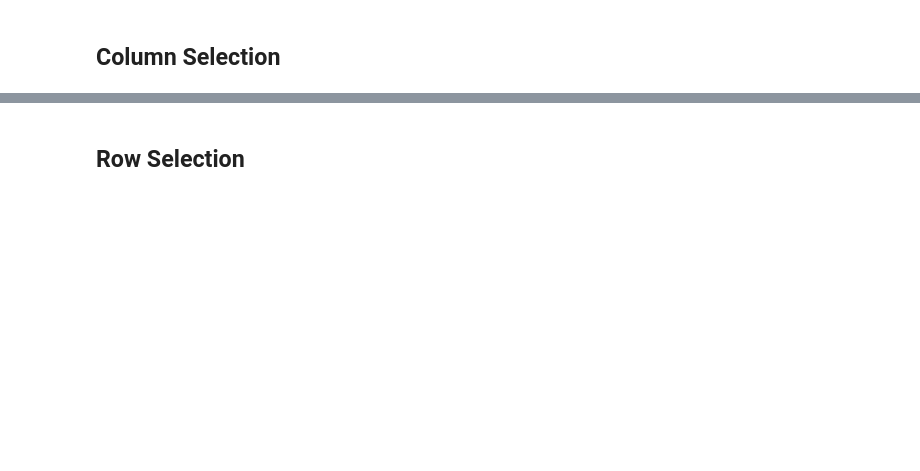
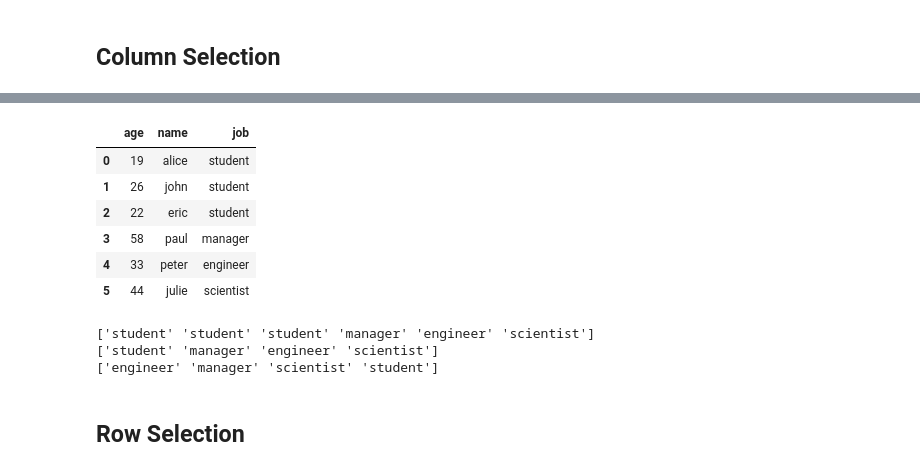
Before and after one commit to toarnabtrainer/AEC_ML_Batch_2_August_2026, a Jupyter notebook: Pandas.ipynb, the cells around one changed output, grey strips where cells are left out. Saved outputs shown, nothing was run; the diff lists cells and outputs as text; code cells hidden in the pictures; blank space fills up the shorter version.

```diff
--- a/Pandas.ipynb
+++ b/Pandas.ipynb
@@ -486,2 +574,19 @@ users.describe(include = 'all').transpose()
+# %%
+my_cols = ['age', 'name', 'job']
+display(users[my_cols])
+print(users.job.to_numpy())
+print(users.job.unique())
+print(np.sort(users.job.unique()))
+# %% [output]
+|  | age | name | job |
+| 0 | 19 | alice | student |
+| 1 | 26 | john | student |
+| 2 | 22 | eric | student |
+| 3 | 58 | paul | manager |
+| 4 | 33 | peter | engineer |
+| 5 | 44 | julie | scientist |
+['student' 'student' 'student' 'manager' 'engineer' 'scientist']
+['student' 'manager' 'engineer' 'scientist']
+['engineer' 'manager' 'scientist' 'student']
 # %% [markdown]
 ## **Row Selection**
```
Also changed, not shown: parts of 13 cells of this notebook.
